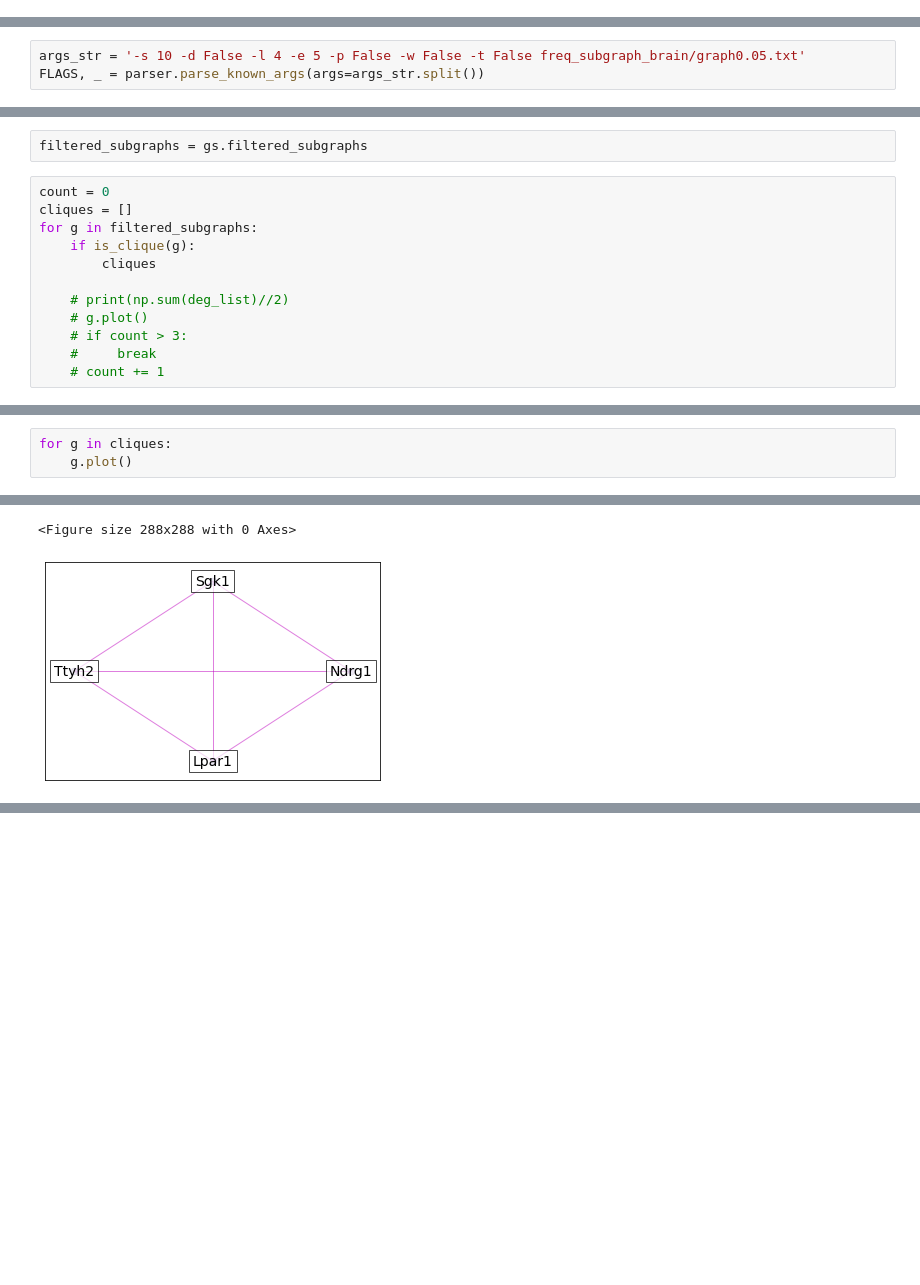
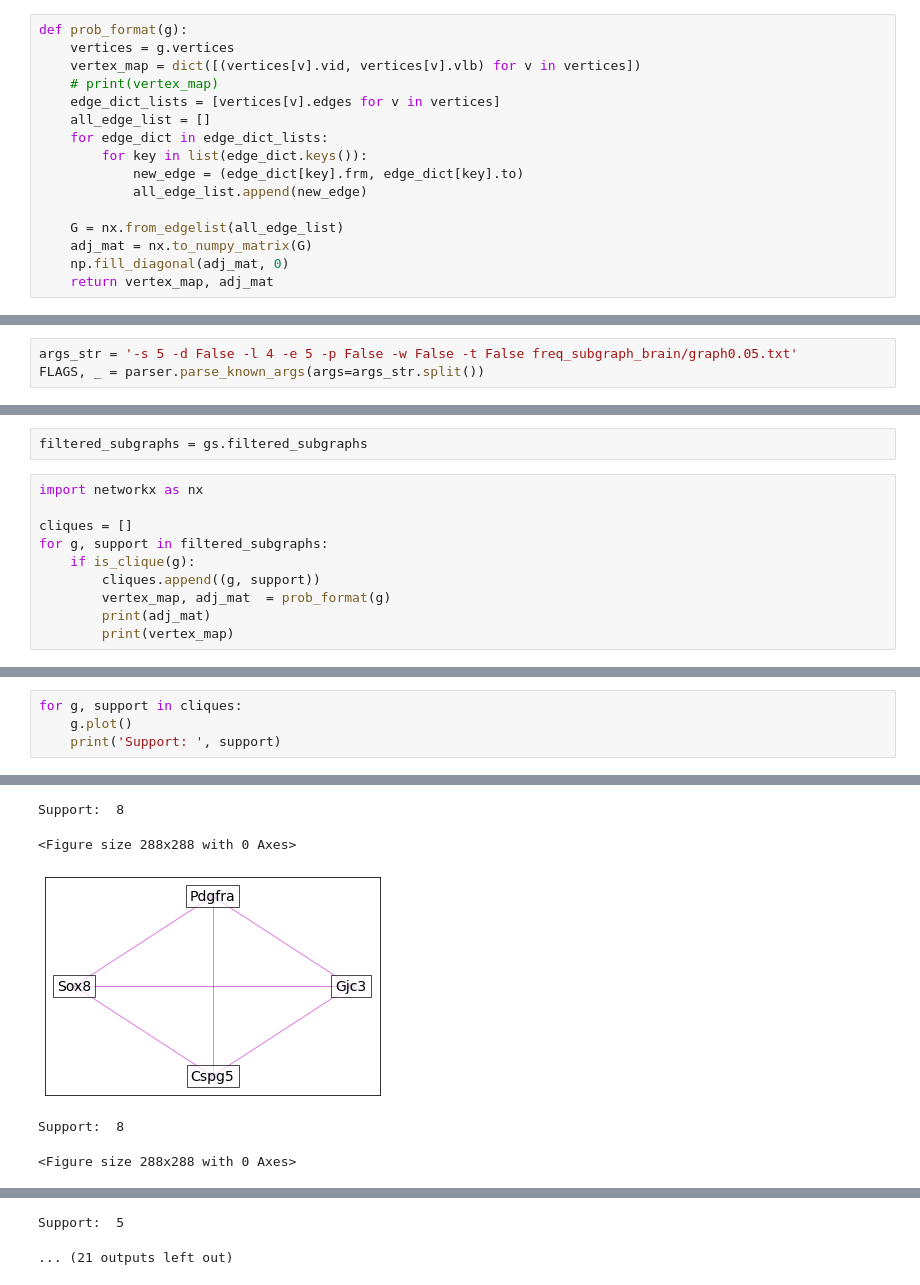
Before and after one commit to Ali-E/gSpan, a Jupyter notebook: find_subgraphs.ipynb, the cells around one changed output, grey strips where cells are left out. Saved outputs shown, nothing was run; the diff lists cells and outputs as text; blank space fills up the shorter version.

Commit message:
Added the functionality to find dense subgraphs, and also generate input for pval of freq subgraph function

```diff
--- a/find_subgraphs.ipynb
+++ b/find_subgraphs.ipynb
@@ -19,3 +19,19 @@ def is_clique(g):
     if edge_count == v_count*(v_count-1)/2:
         return True
     return False
+# %%
+def prob_format(g):
+    vertices = g.vertices
+    vertex_map = dict([(vertices[v].vid, vertices[v].vlb) for v in vertices])
+    # print(vertex_map)
+    edge_dict_lists = [vertices[v].edges for v in vertices]
+    all_edge_list = []
+    for edge_dict in edge_dict_lists:
+        for key in list(edge_dict.keys()):
+            new_edge = (edge_dict[key].frm, edge_dict[key].to)
+            all_edge_list.append(new_edge)
+
+    G = nx.from_edgelist(all_edge_list)
+    adj_mat = nx.to_numpy_matrix(G)
+    np.fill_diagonal(adj_mat, 0)
+    return vertex_map, adj_mat
@@ -22,5 +48,5 @@ def is_clique(g):
 # %%
-args_str = '-s 10 -d False -l 4 -e 5 -p False -w False -t False freq_subgraph_brain/graph0.05.txt'
+args_str = '-s 5 -d False -l 4 -e 5 -p False -w False -t False freq_subgraph_brain/graph0.05.txt'
 FLAGS, _ = parser.parse_known_args(args=args_str.split())
 # %%
 gs = main(FLAGS)
@@ -31,14 +57,12 @@ Total:  12.67 s
 # %%
 filtered_subgraphs = gs.filtered_subgraphs
 # %%
-count = 0
+import networkx as nx
+
 cliques = []
-for g in filtered_subgraphs:
+for g, support in filtered_subgraphs:
     if is_clique(g):
-        cliques
-
-    # print(np.sum(deg_list)//2)
-    # g.plot()
-    # if count > 3:
-    #     break
-    # count += 1
+        cliques.append((g, support))
+        vertex_map, adj_mat  = prob_format(g)
+        print(adj_mat)
+        print(vertex_map)
@@ -45,6 +87,7 @@ for g in filtered_subgraphs:
 # %%
-for g in cliques:
+for g, support in cliques:
     g.plot()
+    print('Support: ', support)
 # %% [output]
 <Figure size 288x288 with 0 Axes>
 [figure]
@@ -53,2 +97,5 @@ for g in cliques:
-<Figure size 288x288 with 0 Axes>
+Support:  8
+<Figure size 288x288 with 0 Axes>
-[figure, old version]
+[figure, new version]
+Support:  8
+<Figure size 288x288 with 0 Axes>
@@ -54,0 +103,2 @@ for g in cliques:
+Support:  5
+... (21 outputs left out)
```
Also changed, not shown: parts of 15 cells of this notebook, 1 other file.
